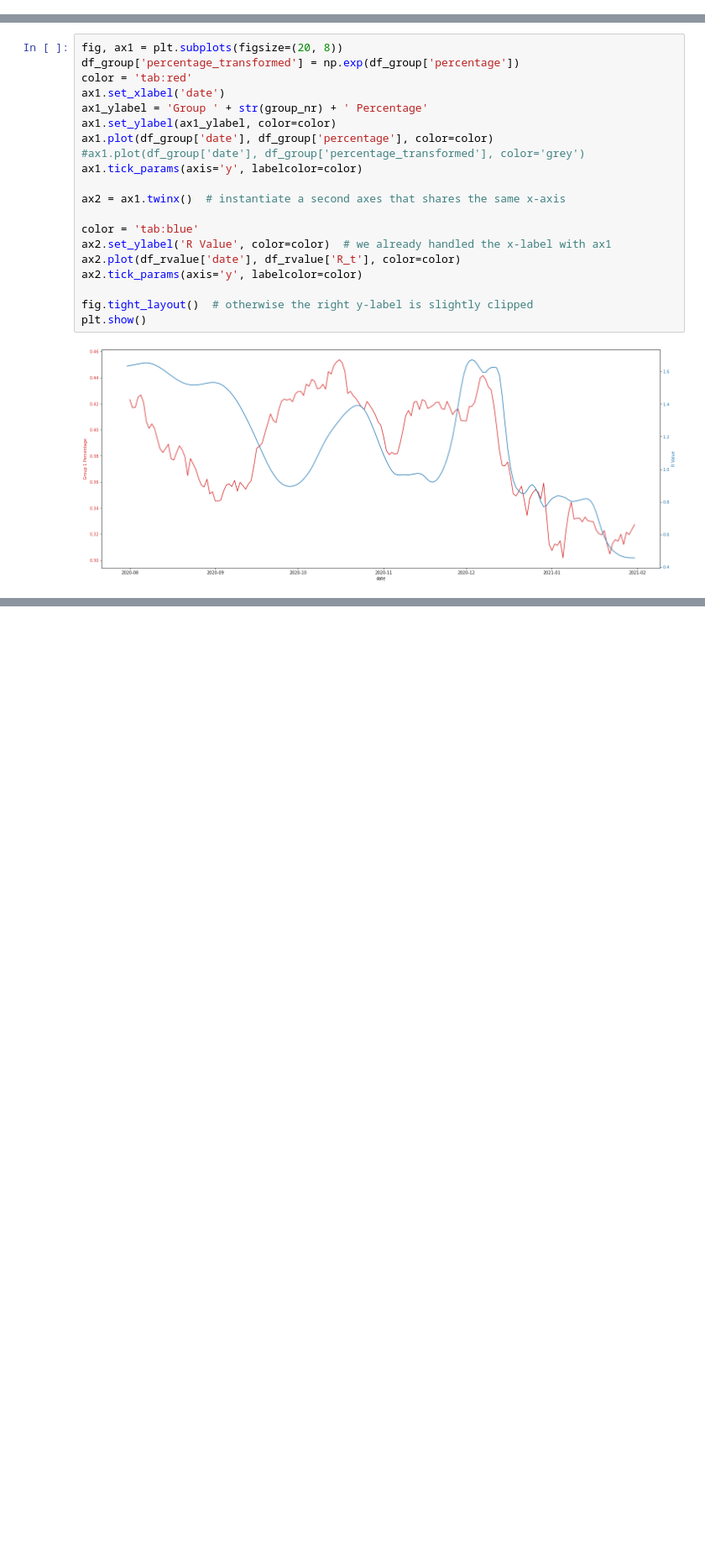
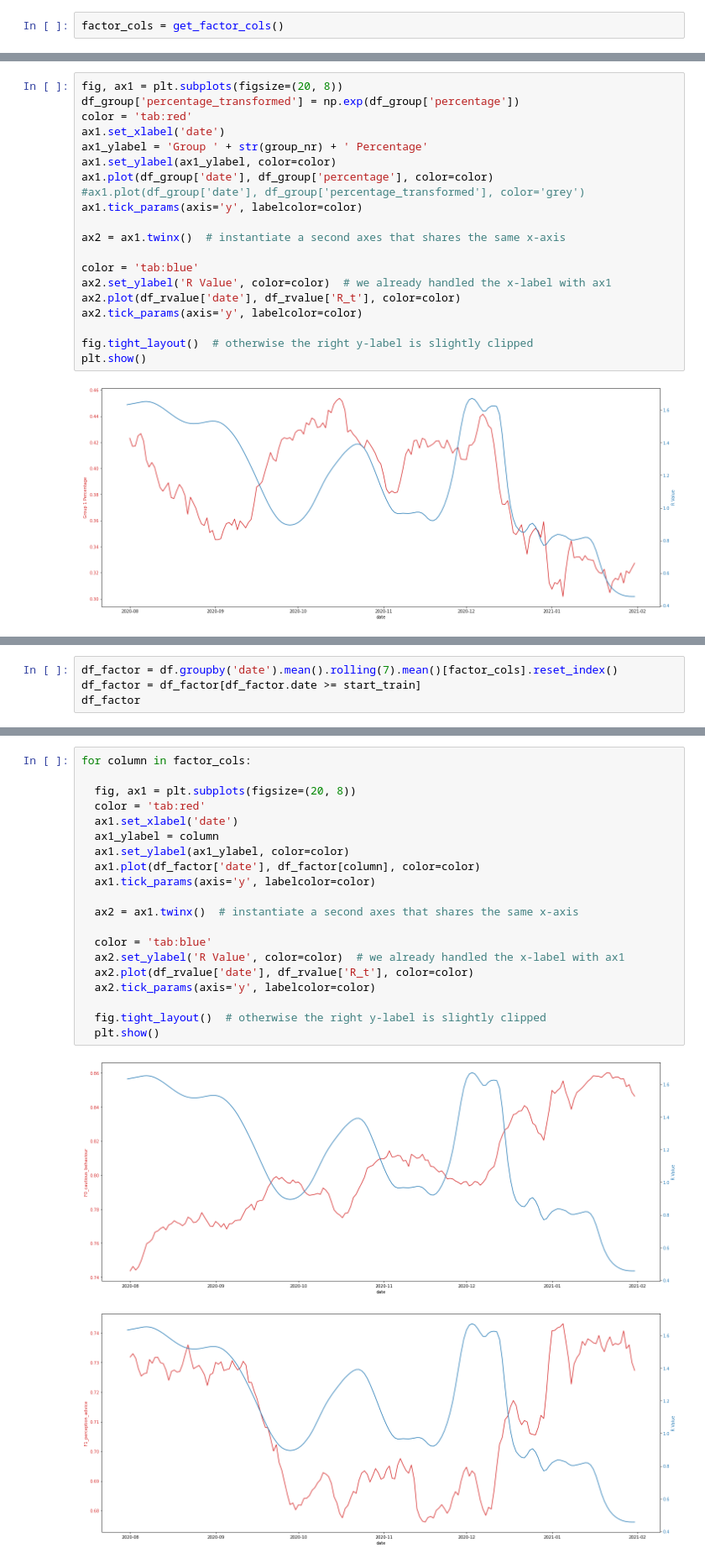
Before and after one commit to anuarsantoyo/master-thesis, a Jupyter notebook: clustering/comparison_rvalue.ipynb, the cells around one changed output, grey strips where cells are left out. Shown at 84% size. Saved outputs shown, nothing was run; the diff lists cells and outputs as text; blank space fills up the shorter version.

Commit message:
comparison rvalue and group percentage in seperate file

```diff
--- a/clustering/comparison_rvalue.ipynb
+++ b/clustering/comparison_rvalue.ipynb
@@ -34,6 +34,8 @@ df_rvalue.head()
 | 2 | 2020-08-02 | 1.639839 |
 | 3 | 2020-08-03 | 1.643047 |
 | 4 | 2020-08-04 | 1.646260 |
+# %%
+factor_cols = get_factor_cols()
 # %%
 start_train = '2020-08-01'
 df, cluster_input_cols, _, _, _, _ = get_cluster_data(n_cluster=2, method='kmeans', cov_type='full', cluster_input_data='fa_data', start_train=start_train, end_train='2020-12-01', start='2020-07-21')
@@ -109,0 +114,4 @@ plt.show()
+# %%
+df_factor = df.groupby('date').mean().rolling(7).mean()[factor_cols].reset_index()
+df_factor = df_factor[df_factor.date >= start_train]
+df_factor
@@ -109,0 +132,23 @@ plt.show()
+# %%
+for column in factor_cols:
+
+  fig, ax1 = plt.subplots(figsize=(20, 8))
+  color = 'tab:red'
+  ax1.set_xlabel('date')
+  ax1_ylabel = column
+  ax1.set_ylabel(ax1_ylabel, color=color)
+  ax1.plot(df_factor['date'], df_factor[column], color=color)
+  ax1.tick_params(axis='y', labelcolor=color)
+
+  ax2 = ax1.twinx()  # instantiate a second axes that shares the same x-axis
+
+  color = 'tab:blue'
+  ax2.set_ylabel('R Value', color=color)  # we already handled the x-label with ax1
+  ax2.plot(df_rvalue['date'], df_rvalue['R_t'], color=color)
+  ax2.tick_params(axis='y', labelcolor=color)
+
+  fig.tight_layout()  # otherwise the right y-label is slightly clipped
+  plt.show()
+# %% [output]
+[figure, added]
+[figure, added]
```
Also changed, not shown: parts of 4 cells of this notebook, 1 other file.
